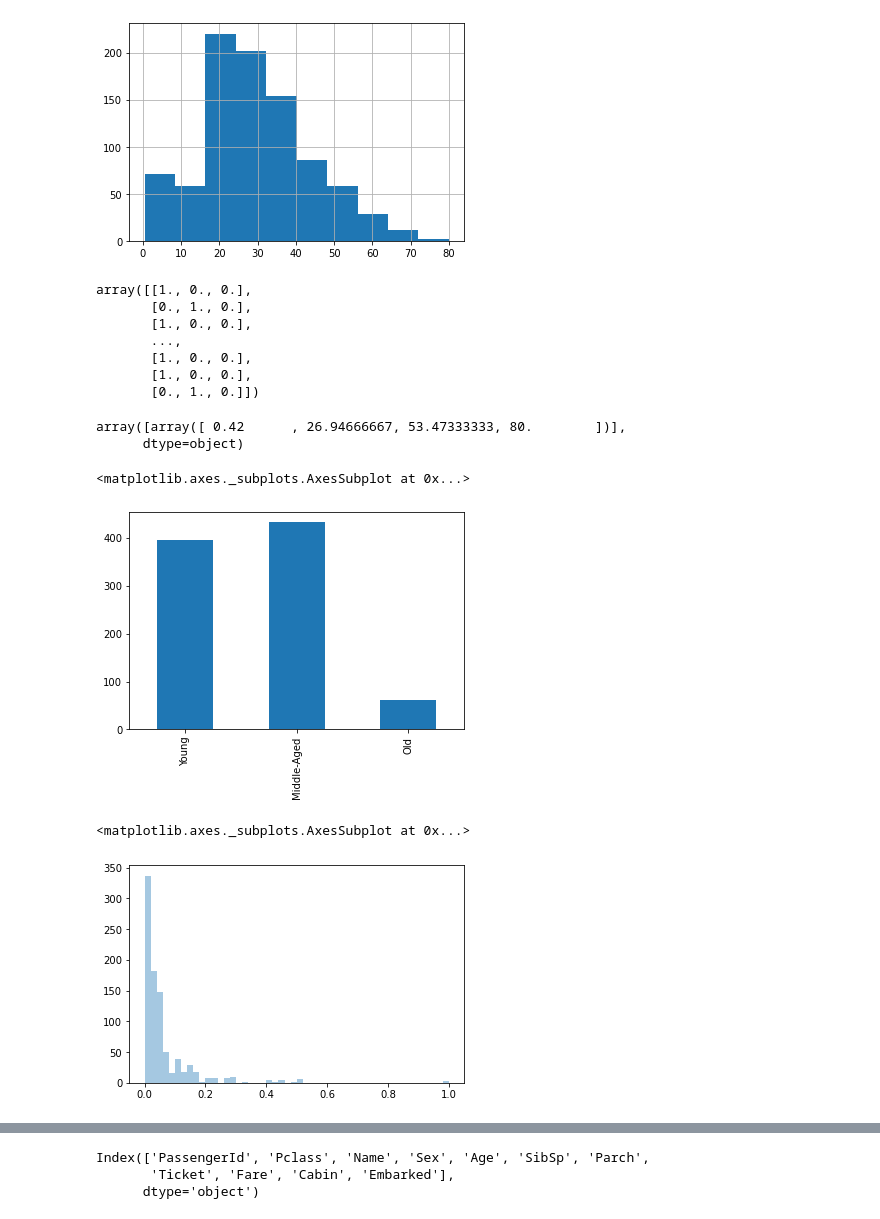
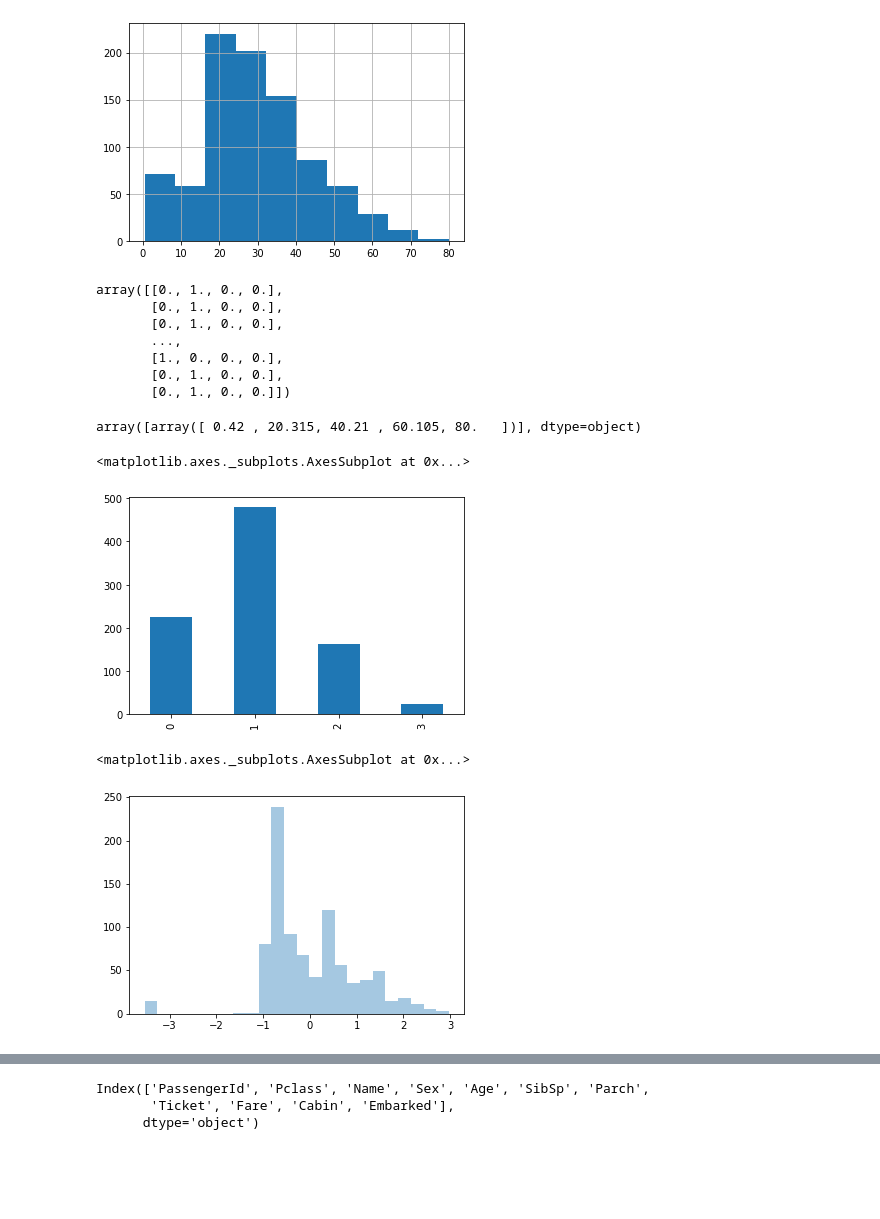
Before and after one commit to mfriebel/DS_projects, a Jupyter notebook: week02/project_week02_MF.ipynb, the cells around one changed output, grey strips where cells are left out. Cells and saved outputs as stored; diff of their text form; code cells hidden in the pictures; blank space fills up the shorter version.

```diff
--- a/week02/project_week02_MF.ipynb
+++ b/week02/project_week02_MF.ipynb
@@ -227,31 +265,30 @@ X_train['Age'].fillna(method='ffill').hist(bins=10) ## Forward fill seems not al
 # %%
 X_train['Age_ffill'] = data_train['Age'].fillna(method='ffill') ## Fill NaN with previous values
 # %%
-age_feat = KBinsDiscretizer(n_bins=3, encode='onehot-dense', strategy='uniform')
+age_feat = KBinsDiscretizer(n_bins=4, encode='onehot-dense', strategy='uniform')
 # %%
 age_feat.fit_transform(X_train[['Age_ffill']])
 # %% [output]
-array([[1., 0., 0.],
-       [0., 1., 0.],
-       [1., 0., 0.],
+array([[0., 1., 0., 0.],
+       [0., 1., 0., 0.],
+       [0., 1., 0., 0.],
        ...,
-       [1., 0., 0.],
-       [1., 0., 0.],
-       [0., 1., 0.]])
+       [1., 0., 0., 0.],
+       [0., 1., 0., 0.],
+       [0., 1., 0., 0.]])
 # %%
 age_feat.bin_edges_
 # %% [output]
-array([array([ 0.42      , 26.94666667, 53.47333333, 80.        ])],
-      dtype=object)
+array([array([ 0.42 , 20.315, 40.21 , 60.105, 80.   ])], dtype=object)
 # %%
-pd.DataFrame(age_feat.fit_transform(X_train[['Age_ffill']]), columns=['Young', 'Middle-Aged', 'Old']).sum().plot(kind='bar')
+pd.DataFrame(age_feat.fit_transform(X_train[['Age_ffill']])).sum().plot(kind='bar')
 # %% [output]
 <matplotlib.axes._subplots.AxesSubplot at 0x...>
-[figure, old version]
+[figure, new version]
 # %%
-fare_Scaler = MinMaxScaler() #StandardScaler()
+fare_Scaler = PowerTransformer() #StandardScaler()
 scaled_fare = fare_Scaler.fit_transform(X_train[['Fare']])
 sns.distplot(scaled_fare, kde=False)
 # %% [output]
 <matplotlib.axes._subplots.AxesSubplot at 0x...>
-[figure, old version]
+[figure, new version]
```
Also changed, not shown: parts of 42 cells of this notebook.
